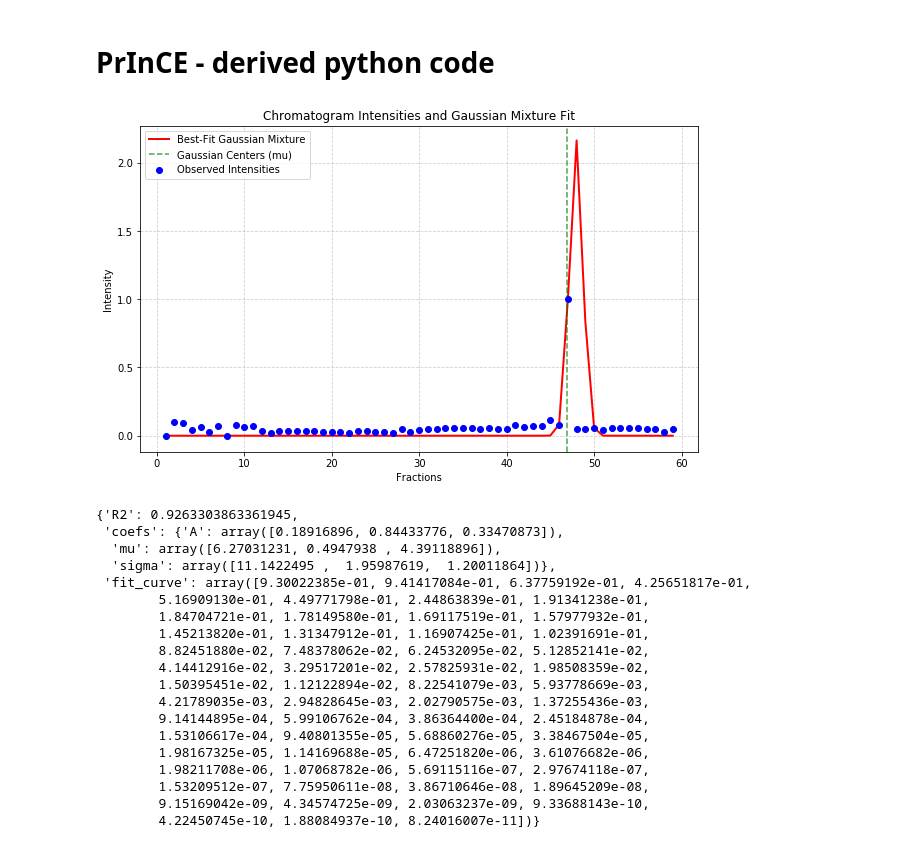
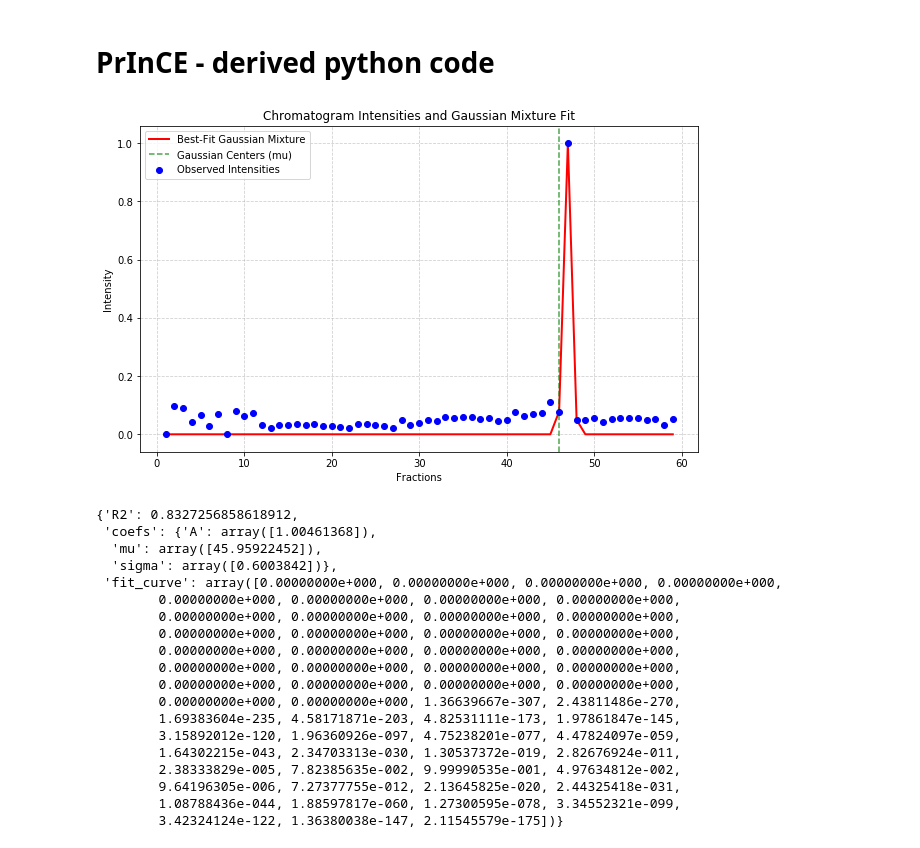
Before and after one commit to marcmuellerETHZ/PCprophet, a Jupyter notebook: PCprophet/sandbox_gmm.ipynb, the cells around one changed output. Drawn from its saved outputs; the diff is of its cells as text; code cells hidden in the pictures.

Commit message:
gaussian fitting in sandbox_gmm is working

```diff
--- a/PCprophet/sandbox_gmm.ipynb
+++ b/PCprophet/sandbox_gmm.ipynb
@@ -299,33 +299,33 @@ def visualize_fit(fractions, intensities, gmm):
 # %%
 first_protein = list(prot_dict_scaled.keys())[5]
 fractions = np.arange(1, len(prot_dict_scaled[first_protein]) + 1)
 intensities = np.array(prot_dict_scaled[first_protein])
 
-gmm = choose_gaussians(intensities, max_gaussians=5, filter_gaussians_variance_min=1, filter_gaussians_height=0.15)
+gmm = choose_gaussians(intensities, max_gaussians=5, filter_gaussians_variance_min=0.5, filter_gaussians_height=0.15)
 
 # Call the function to visualize
 visualize_fit(fractions=fractions, intensities=intensities, gmm=gmm)
 # %% [output]
-[figure, old version]
+[figure, new version]
 # %%
 gmm
 # %% [output]
-{'R2': 0.9263303863361945,
- 'coefs': {'A': array([0.18916896, 0.84433776, 0.33470873]),
-  'mu': array([6.27031231, 0.4947938 , 4.39118896]),
-  'sigma': array([11.1422495 ,  1.95987619,  1.20011864])},
- 'fit_curve': array([9.30022385e-01, 9.41417084e-01, 6.37759192e-01, 4.25651817e-01,
-        5.16909130e-01, 4.49771798e-01, 2.44863839e-01, 1.91341238e-01,
-        1.84704721e-01, 1.78149580e-01, 1.69117519e-01, 1.57977932e-01,
-        1.45213820e-01, 1.31347912e-01, 1.16907425e-01, 1.02391691e-01,
-        8.82451880e-02, 7.48378062e-02, 6.24532095e-02, 5.12852141e-02,
-        4.14412916e-02, 3.29517201e-02, 2.57825931e-02, 1.98508359e-02,
-        1.50395451e-02, 1.12122894e-02, 8.22541079e-03, 5.93778669e-03,
-        4.21789035e-03, 2.94828645e-03, 2.02790575e-03, 1.37255436e-03,
-        9.14144895e-04, 5.99106762e-04, 3.86364400e-04, 2.45184878e-04,
-        1.53106617e-04, 9.40801355e-05, 5.68860276e-05, 3.38467504e-05,
-        1.98167325e-05, 1.14169688e-05, 6.47251820e-06, 3.61076682e-06,
-        1.98211708e-06, 1.07068782e-06, 5.69115116e-07, 2.97674118e-07,
-        1.53209512e-07, 7.75950611e-08, 3.86710646e-08, 1.89645209e-08,
-        9.15169042e-09, 4.34574725e-09, 2.03063237e-09, 9.33688143e-10,
-        4.22450745e-10, 1.88084937e-10, 8.24016007e-11])}
+{'R2': 0.8327256858618912,
+ 'coefs': {'A': array([1.00461368]),
+  'mu': array([45.95922452]),
+  'sigma': array([0.6003842])},
+ 'fit_curve': array([0.00000000e+000, 0.00000000e+000, 0.00000000e+000, 0.00000000e+000,
+        0.00000000e+000, 0.00000000e+000, 0.00000000e+000, 0.00000000e+000,
+        0.00000000e+000, 0.00000000e+000, 0.00000000e+000, 0.00000000e+000,
+        0.00000000e+000, 0.00000000e+000, 0.00000000e+000, 0.00000000e+000,
+        0.00000000e+000, 0.00000000e+000, 0.00000000e+000, 0.00000000e+000,
+        0.00000000e+000, 0.00000000e+000, 0.00000000e+000, 0.00000000e+000,
+        0.00000000e+000, 0.00000000e+000, 0.00000000e+000, 0.00000000e+000,
+        0.00000000e+000, 0.00000000e+000, 1.36639667e-307, 2.43811486e-270,
+        1.69383604e-235, 4.58171871e-203, 4.82531111e-173, 1.97861847e-145,
+        3.15892012e-120, 1.96360926e-097, 4.75238201e-077, 4.47824097e-059,
+        1.64302215e-043, 2.34703313e-030, 1.30537372e-019, 2.82676924e-011,
+        2.38333829e-005, 7.82385635e-002, 9.99990535e-001, 4.97634812e-002,
+        9.64196305e-006, 7.27377755e-012, 2.13645825e-020, 2.44325418e-031,
+        1.08788436e-044, 1.88597817e-060, 1.27300595e-078, 3.34552321e-099,
+        3.42324124e-122, 1.36380038e-147, 2.11545579e-175])}
```
Also changed, not shown: parts of 1 cell of this notebook.
